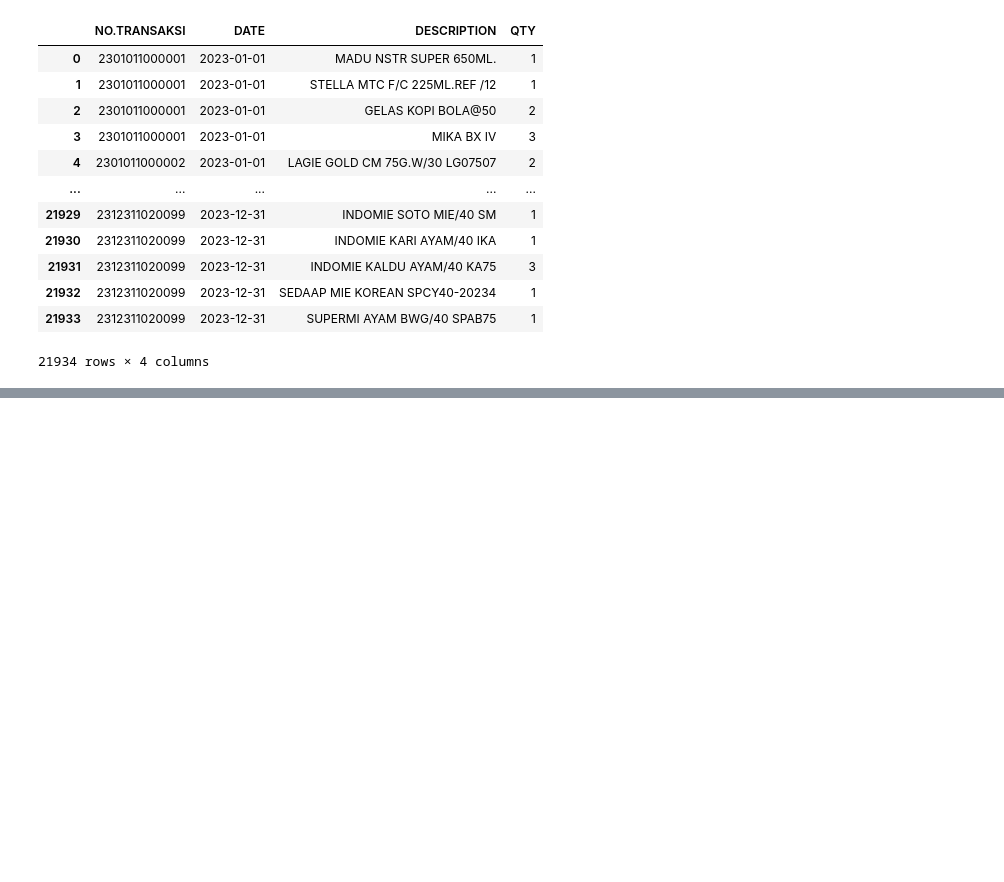
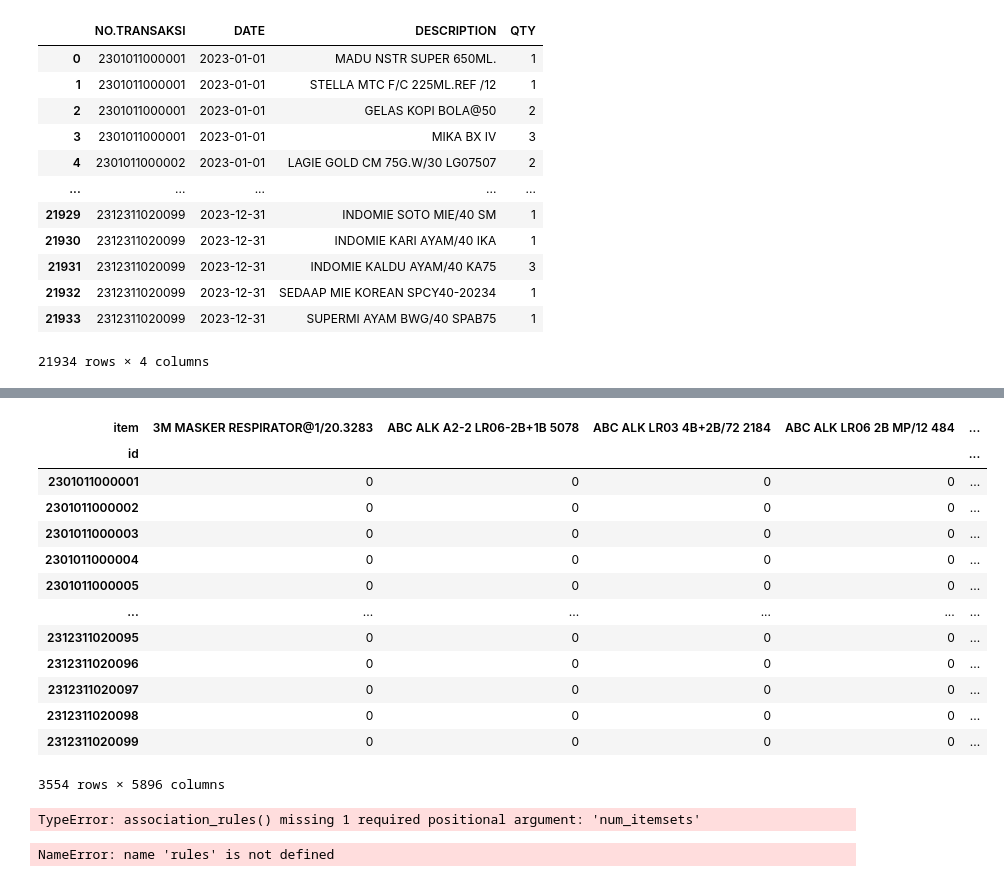
Before and after one commit to nadinealiyah/sakinah-mart, a Jupyter notebook: algoritma_apriori2.ipynb, the cells around one changed output, grey strips where cells are left out. Drawn from its saved outputs; the diff is of its cells as text; code cells hidden in the pictures; blank space fills up the shorter version.

Commit message:
update filter date

```diff
--- a/algoritma_apriori2.ipynb
+++ b/algoritma_apriori2.ipynb
@@ -8,6 +25,6 @@ import ast
 # %%
-data = pd.read_excel('final_data.xlsx')
-data
+groceries = pd.read_excel('final_data.xlsx')
+groceries
 # %% [output]
 |  | NO.TRANSAKSI | DATE | DESCRIPTION | QTY |
 | 0 | 2301011000001 | 2023-01-01 | MADU NSTR SUPER 650ML. | 1 |
@@ -173,0 +56,16 @@ frequent_itemsets[(frequent_itemsets['support'] >= 0.01) ]
+# %%
+#Renaming the columns to simple words
+groceries.rename(columns = {'NO.TRANSAKSI':'id','DESCRIPTION':'item'}, inplace = True)
+# %%
+#Convert the 'Date' column to datetime format
+groceries['DATE']= pd.to_datetime(groceries['DATE'])
+
+#Extracting year,month and day
+groceries['year'] = groceries['DATE'].apply(lambda x : x.year)
+groceries['month'] = groceries['DATE'].apply(lambda x : x.month)
+groceries['day'] = groceries['DATE'].apply(lambda x : x.day)
+groceries['weekday'] = groceries['DATE'].apply(lambda x : x.weekday())
+
+#Rearranging the columns
+groceries=groceries[['id', 'DATE','year', 'month', 'day','weekday','item']]
+groceries.head()
@@ -173,0 +79,59 @@ frequent_itemsets[(frequent_itemsets['support'] >= 0.01) ]
+# %%
+#Creating temporary data which has quantity purchased column
+temp=groceries.copy()
+temp['qty_purchased']=groceries['id'].map(groceries['id'].value_counts())
+
+#Creating sparse matrix
+basket = (temp.groupby(['id', 'item'])['qty_purchased']
+          .sum().unstack().reset_index().fillna(0)
+          .set_index('id'))
+
+#Eoding the quantity urchased
+def encode(x):
+    '''Encoding the quantity of products with 0s and 1s
+    0:when qty is less than or equal to 0
+    1:when qty is greater than or equal to 1'''
+    if x <= 0:
+        return 0
+    if x >= 1:
+        return 1
+
+#Appying on our data
+basket_sets = basket.applymap(encode)
+basket_sets
+# %% [output]
+| item | 3M MASKER RESPIRATOR@1/20.3283 | ABC ALK A2-2 LR06-2B+1B 5078 | ABC ALK LR03 4B+2B/72 2184 | ABC ALK LR06 2B MP/12 484 | ... |
+| id |  |  |  |  | ... |
+| 2301011000001 | 0 | 0 | 0 | 0 | ... |
+| 2301011000002 | 0 | 0 | 0 | 0 | ... |
+| 2301011000003 | 0 | 0 | 0 | 0 | ... |
+| 2301011000004 | 0 | 0 | 0 | 0 | ... |
+| 2301011000005 | 0 | 0 | 0 | 0 | ... |
+| ... | ... | ... | ... | ... | ... |
+| 2312311020095 | 0 | 0 | 0 | 0 | ... |
+| 2312311020096 | 0 | 0 | 0 | 0 | ... |
+| 2312311020097 | 0 | 0 | 0 | 0 | ... |
+| 2312311020098 | 0 | 0 | 0 | 0 | ... |
+| 2312311020099 | 0 | 0 | 0 | 0 | ... |
+3554 rows × 5896 columns
+# %%
+#Apriori- Support70%
+frequent_itemsets = apriori(basket_sets, min_support=0.07, use_colnames=True)
+
+#Associaton rules-using lift
+rules = association_rules(frequent_itemsets, metric="lift", min_threshold=1)
+rules.tail()
+# %% [output]
+TypeError: association_rules() missing 1 required positional argument: 'num_itemsets'
+# %%
+#Customizable function to change the lift and confidence
+def rules_mod(lift,confidence):
+    '''rules_mod is a function to control the rules
+    based on lift and confidence threshold'''
+    return rules[ (rules['lift'] >= lift) &
+      (rules['confidence'] >= confidence) ]
+
+#Calling function
+rules_mod(0.7,0.2)
+# %% [output]
+NameError: name 'rules' is not defined
```
Also changed, not shown: parts of 14 cells of this notebook.
